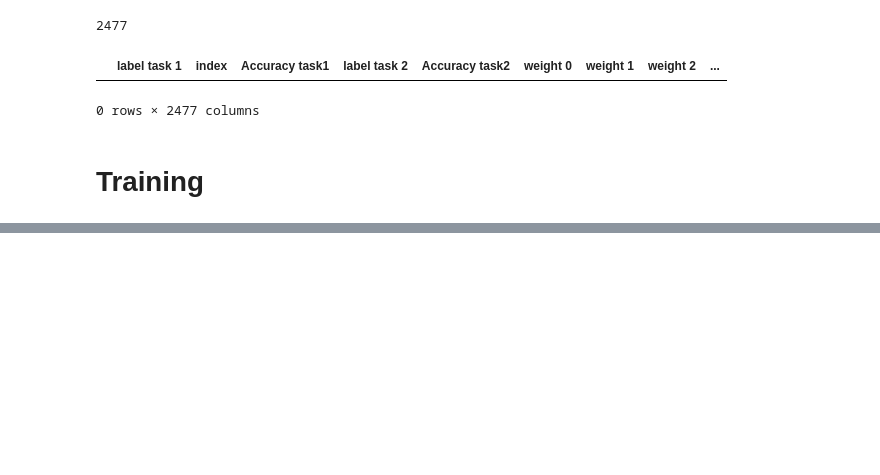
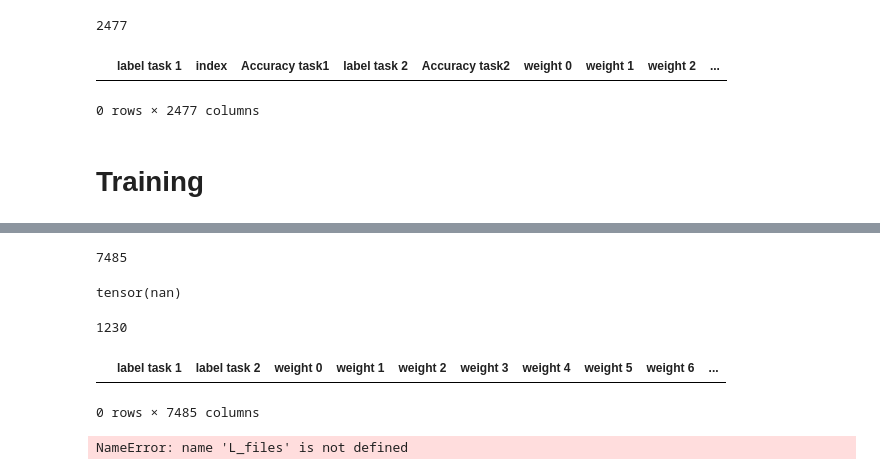
Before and after one commit to AymenTlili131/Federated-Continual-learning-, a Jupyter notebook: New/MSE.ipynb, the cells around one changed output, grey strips where cells are left out. Cells and saved outputs as stored; diff of their text form; code cells hidden in the pictures; blank space fills up the shorter version.

```diff
--- a/New/MSE.ipynb
+++ b/New/MSE.ipynb
@@ -1004,0 +941,35 @@ RuntimeError: CUDA out of memory. Tried to allocate 484.00 MiB (GPU 0; 11.76 GiB
+# %%
+Cols=["label task 1","label task 2"]+ \
+["weight {}".format(x) for x in range(200)]+["bias {}".format(x) for x in range(200,208)]+ \
+["weight {}".format(x) for x in range(208,1408)]+["bias {}".format(x) for x in range(1408,1414)]+ \
+["weight {}".format(x) for x in range(1414,1510)]+["bias {}".format(x) for x in range(1510,1514)]+ \
+["weight {}".format(x) for x in range(1514,2234)]+["bias {}".format(x) for x in range(2234,2254)]+ \
+["weight {}".format(x) for x in range(2254,2454)]+["bias {}".format(x) for x in range(2454,2464)]+ \
+["Pred weight {}".format(x) for x in range(200)]+["Pred bias {}".format(x) for x in range(200,208)]+ \
+["Pred weight {}".format(x) for x in range(208,1408)]+["Pred bias {}".format(x) for x in range(1408,1414)]+ \
+["Pred weight {}".format(x) for x in range(1414,1510)]+["Pred bias {}".format(x) for x in range(1510,1514)]+ \
+["Pred weight {}".format(x) for x in range(1514,2234)]+["Pred bias {}".format(x) for x in range(2234,2254)]+ \
+["Pred weight {}".format(x) for x in range(2254,2454)]+["Pred bias {}".format(x) for x in range(2454,2464)]+ \
+["FN weight {}".format(x) for x in range(200)]+["FN bias {}".format(x) for x in range(200,208)]+ \
+["FN weight {}".format(x) for x in range(208,1408)]+["FN bias {}".format(x) for x in range(1408,1414)]+ \
+["FN weight {}".format(x) for x in range(1414,1510)]+["FN bias {}".format(x) for x in range(1510,1514)]+ \
+["FN weight {}".format(x) for x in range(1514,2234)]+["FN bias {}".format(x) for x in range(2234,2254)]+ \
+["FN weight {}".format(x) for x in range(2254,2454)]+["FN bias {}".format(x) for x in range(2454,2464)]+ \
+["Actual Accuracy","Reconstructed Accuracy ID","Transformer train Loss"]+\
+["MSE","MSE 1","MSE 2","MSE 3","MSE 4","MSE 5","KL divergence","KL 1","KL 2","KL 3","KL 4","KL 5","LWLN"]+\
+["Wasserstein Loss","WS 1","WS 2","WS 3","WS 4","WS 5","contractive distance","N1","N11","N12","N13","N14","N15","N2","N21","N22","N23","N24","N25","saturated in pred(%)","saturated in GT(%)"]+\
+["MSE FN","MSE 1 FN","MSE 2 FN","MSE 3 FN","MSE 4 FN","MSE 5 FN","KL divergence FN","KL 1 FN","KL 2 FN","KL 3 FN","KL 4 FN","KL 5 FN","LWLN FN"]+\
+["Wasserstein Loss FN","WS 1 FN","WS 2 FN","WS 3 FN","WS 4 FN","WS 5 FN","contractive distance FN","N1 FN","N11 FN","N12 FN","N13 FN","N14 FN","N15 FN","N2 FN","N21 FN","N22 FN","N23 FN","N24 FN","N25 FN","saturated in pred FN(%)","saturated in GT FN(%)"]+\
+["Step 0","Step 25","Step 50","Step 75","Step 100","Step 125","Step 150","Step 175","Step 200","Step 225","Step 250","Step 275","epoch 0","epoch 1","epoch 2"]+\
+["epoch 3","epoch 4","epoch 5","epoch 6","epoch 7"]
+#incoporate Norm
+#The Fisher information metric X norm of the target
+#dataset distance , topological distance ,UMAP distance
+
+print(len(Cols))
+DF= pd.DataFrame(columns=Cols)
+
+# row=["".format(task1),int(ind[0]),ACC[0],"".format(task2),ACC[1]]+vector_aux.to_list()+["train",valid_epoch_acc0,ACC[2],valid_epoch_acc1,L_train[-1]]
+# predicted_Weights.append(row, ignore_index=True)
+# %% [output]
+7485
@@ -1004,0 +980,35 @@ RuntimeError: CUDA out of memory. Tried to allocate 484.00 MiB (GPU 0; 11.76 GiB
+# %%
+# ["weight {}".format(x) for x in range(200)]+["bias {}".format(x) for x in range(200,208)]+ \
+# ["weight {}".format(x) for x in range(208,1408)]+["bias {}".format(x) for x in range(1408,1414)]+ \
+# ["weight {}".format(x) for x in range(1414,1510)]+["bias {}".format(x) for x in range(1510,1514)]+ \
+# ["weight {}".format(x) for x in range(1514,2234)]+["bias {}".format(x) for x in range(2234,2254)]+ \
+# ["weight {}".format(x) for x in range(2254,2454)]+["bias {}".format(x) for x in range(2454,2464)]
+class LWLN_loss(nn.Module):
+    def __init__(self):
+        super(LWLN_loss, self).__init__()
+    def forward(self, vec1,vec2):
+        loss = (torch.mean((vec1[0:208]-vec2[0:208])**2)/vec2[0:208].std() +
+                 torch.mean((vec1[208:1414]-vec2[208:1414])**2)/vec2[208:1414].std()+
+                 torch.mean((vec1[1414:1514]-vec2[1414:1514])**2)/vec2[1414:1514].std()+
+                 torch.mean((vec1[1514:2254]-vec2[1514:2254])**2)/vec2[1514:2254].std()+
+                 torch.mean((vec1[2254:2464]-vec2[2254:2464])**2)/vec2[2254:2464].std())/(6)
+
+        return loss
+LW=LWLN_loss()
+LW(vec1,vec2)
+# %% [output]
+tensor(nan)
+# %%
+int('AE epoch 0 1230.pth'.split(' ')[-1].split('.')[0])
+# %% [output]
+1230
+# %%
+DF.tail()
+# %% [output]
+|  | label task 1 | label task 2 | weight 0 | weight 1 | weight 2 | weight 3 | weight 4 | weight 5 | weight 6 | ... |
+0 rows × 7485 columns
+# %%
+random.shuffle(L_files)
+L_files
+# %% [output]
+NameError: name 'L_files' is not defined
```
Also changed, not shown: parts of 17 cells of this notebook.
